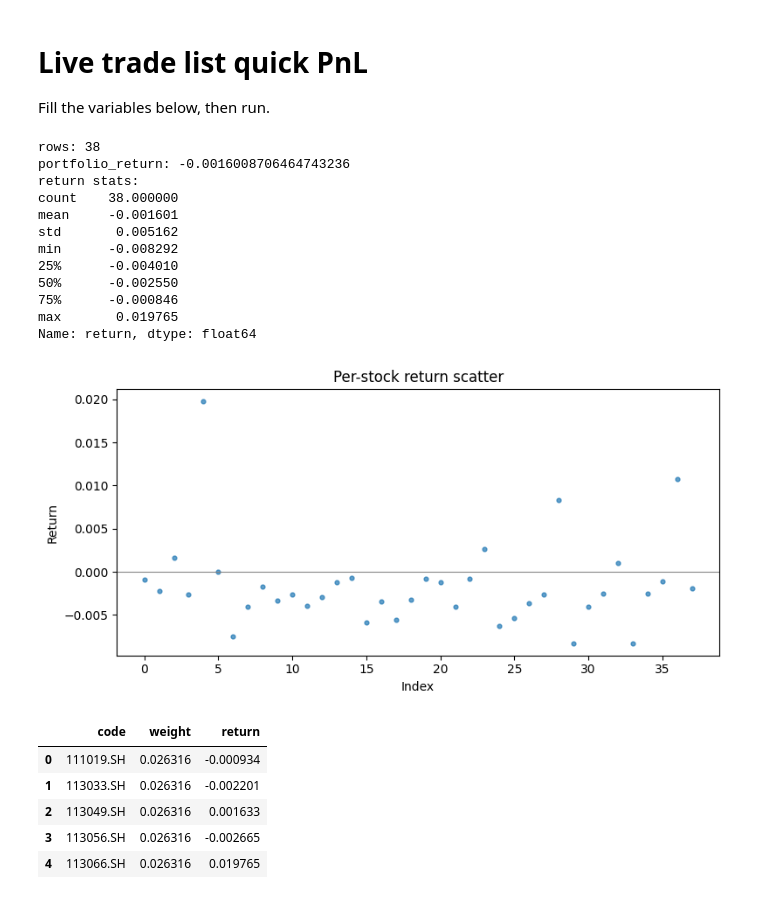
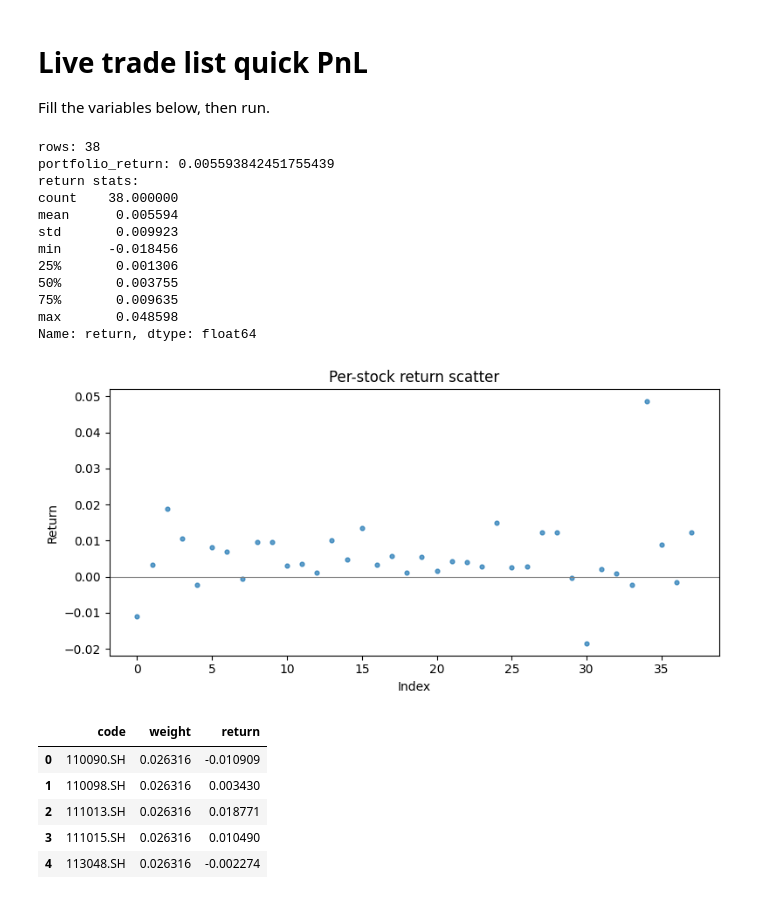
Before and after one commit to gwc0207/CBOND_DAY, a Jupyter notebook: notebooks/live_trade_pnl.ipynb, the cells around one changed output. Drawn from its saved outputs; the diff is of its cells as text; code cells hidden in the pictures.

```diff
--- a/notebooks/live_trade_pnl.ipynb
+++ b/notebooks/live_trade_pnl.ipynb
@@ -8,7 +8,7 @@ import pandas as pd
 import matplotlib.pyplot as plt
 
 # ---- settings ----
-trade_day = '2026-01-07'  # trade_list date
+trade_day = '2026-01-09'  # trade_list date
 signal_name = 'combo_default'
 batch_id = 'Live'
 results_root = Path('D:/cbond_daily/results')
@@ -44,48 +44,48 @@ buy_px = apply_bps(merged[buy_twap_col], cost_bps, 'buy')
 sell_px = apply_bps(merged[sell_twap_col], cost_bps, 'sell')
 merged['return'] = (sell_px - buy_px) / buy_px
 
 # ---- summary ----
 merged['weight'] = merged.get('weight', 1.0 / len(merged))
 merged['weight'] = merged['weight'].fillna(0.0)
 port_ret = float((merged['return'] * merged['weight']).sum())
 print('rows:', len(merged))
 print('portfolio_return:', port_ret)
 
 # ---- per-stock stats ----
 stats = merged['return'].describe()
 print('return stats:')
 print(stats)
 
 # ---- scatter plot ----
 plt.figure(figsize=(8, 4))
 plt.scatter(range(len(merged)), merged['return'], s=12, alpha=0.7)
 plt.axhline(0, color='gray', linewidth=0.8)
 plt.title('Per-stock return scatter')
 plt.xlabel('Index')
 plt.ylabel('Return')
 plt.tight_layout()
 plt.show()
 merged[['code', 'weight', 'return']].head()
 # %% [output]
 rows: 38
-portfolio_return: -0.0016008706464743236
+portfolio_return: 0.005593842451755439
 return stats:
 count    38.000000
-mean     -0.001601
-std       0.005162
-min      -0.008292
-25%      -0.004010
-50%      -0.002550
-75%      -0.000846
-max       0.019765
+mean      0.005594
+std       0.009923
+min      -0.018456
+25%       0.001306
+50%       0.003755
+75%       0.009635
+max       0.048598
 Name: return, dtype: float64
-[figure, old version]
+[figure, new version]
 |  | code | weight | return |
-| 0 | 111019.SH | 0.026316 | -0.000934 |
-| 1 | 113033.SH | 0.026316 | -0.002201 |
-| 2 | 113049.SH | 0.026316 | 0.001633 |
-| 3 | 113056.SH | 0.026316 | -0.002665 |
-| 4 | 113066.SH | 0.026316 | 0.019765 |
+| 0 | 110090.SH | 0.026316 | -0.010909 |
+| 1 | 110098.SH | 0.026316 | 0.003430 |
+| 2 | 111013.SH | 0.026316 | 0.018771 |
+| 3 | 111015.SH | 0.026316 | 0.010490 |
+| 4 | 113048.SH | 0.026316 | -0.002274 |
 # %%
 merged
 # %% [output]
```
Also changed, not shown: parts of 1 cell of this notebook, 3 other files.
